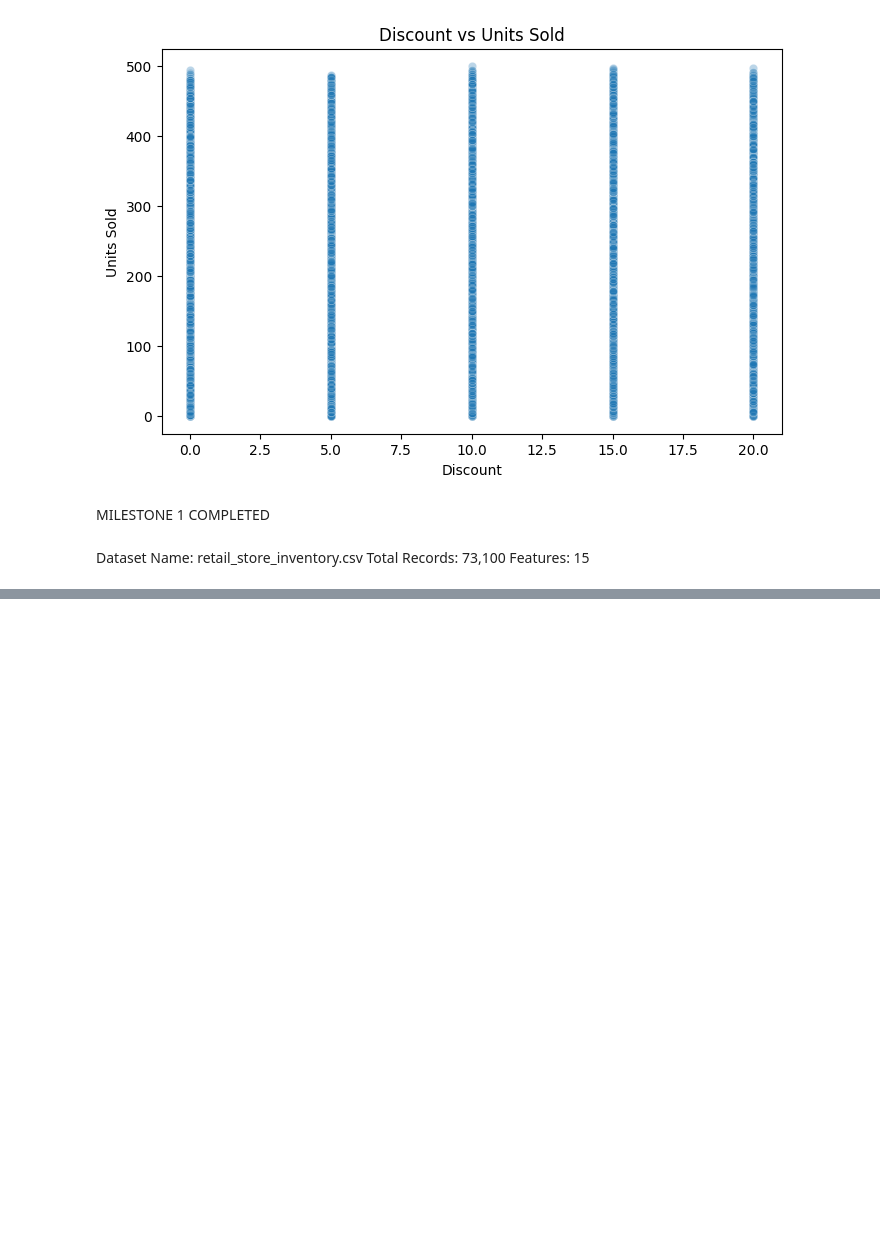
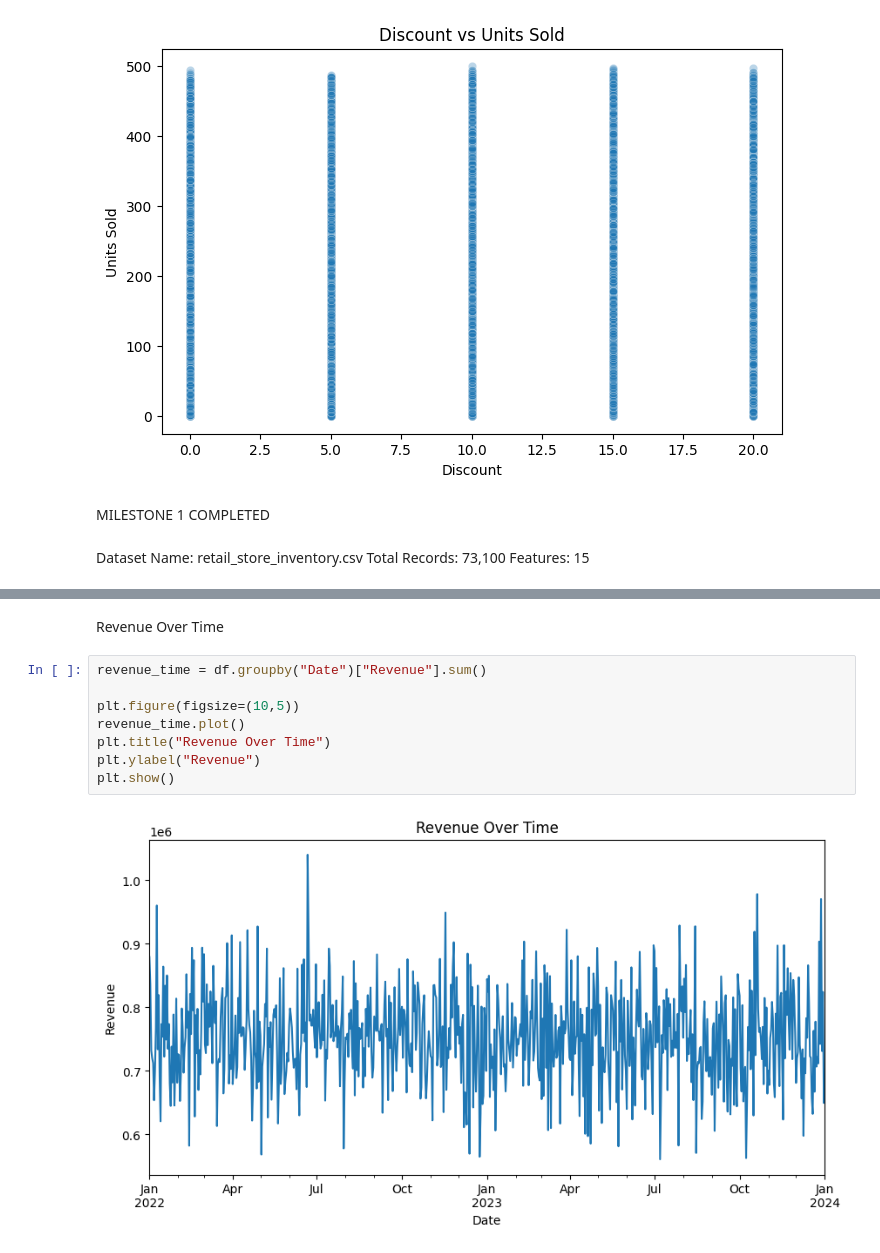
Before and after one commit to Aswinpb/AI_Price_Optima, a Jupyter notebook: notebooks/aswin_eda.ipynb, the cells around one changed output, grey strips where cells are left out. Saved outputs shown, nothing was run; the diff lists cells and outputs as text; blank space fills up the shorter version.

```diff
--- a/notebooks/aswin_eda.ipynb
+++ b/notebooks/aswin_eda.ipynb
@@ -106,0 +154,12 @@ Features: 15
+# %% [markdown]
+Revenue Over Time
+# %%
+revenue_time = df.groupby("Date")["Revenue"].sum()
+
+plt.figure(figsize=(10,5))
+revenue_time.plot()
+plt.title("Revenue Over Time")
+plt.ylabel("Revenue")
+plt.show()
+# %% [output]
+[figure, added]
```
Also changed, not shown: parts of 21 cells of this notebook.
